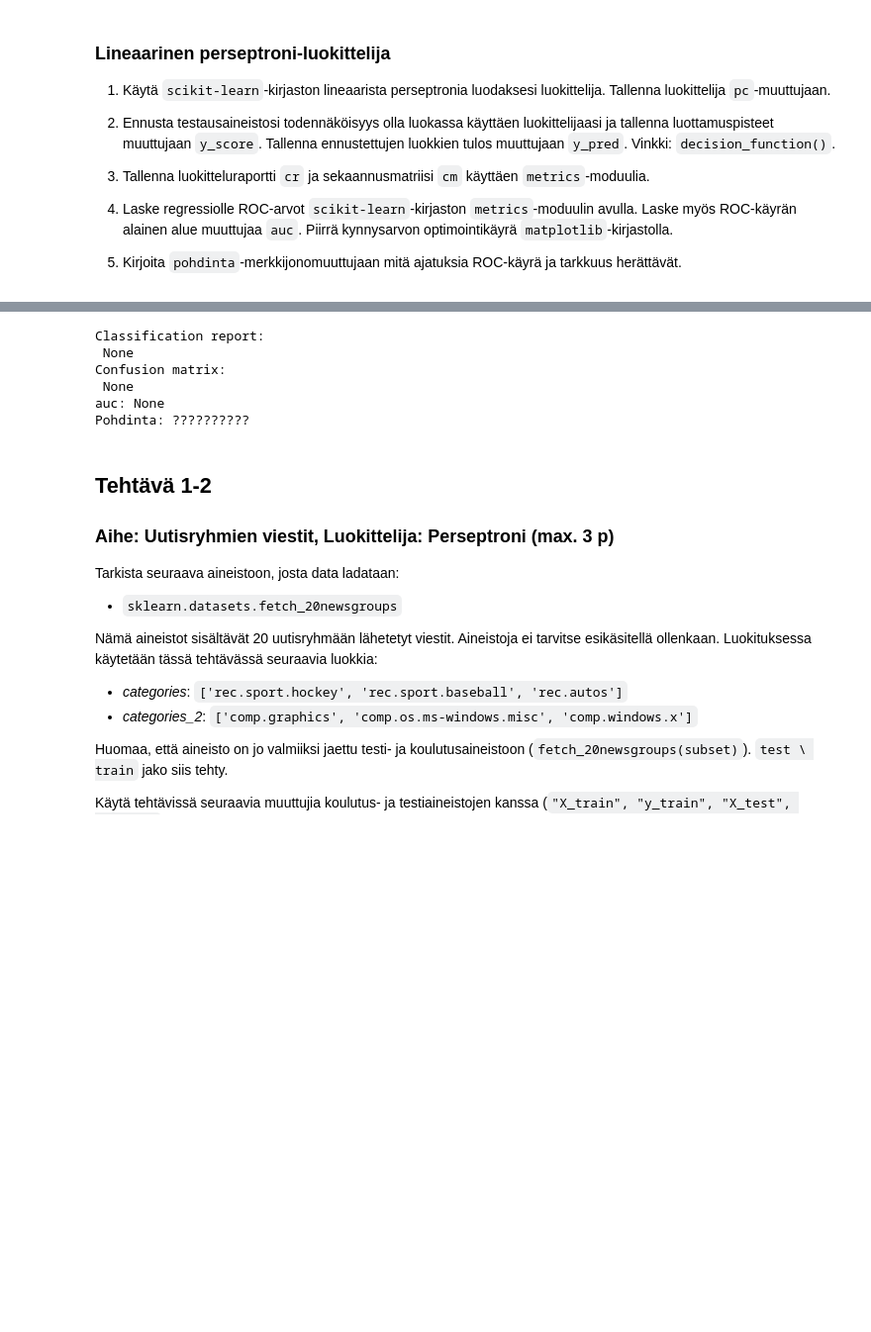
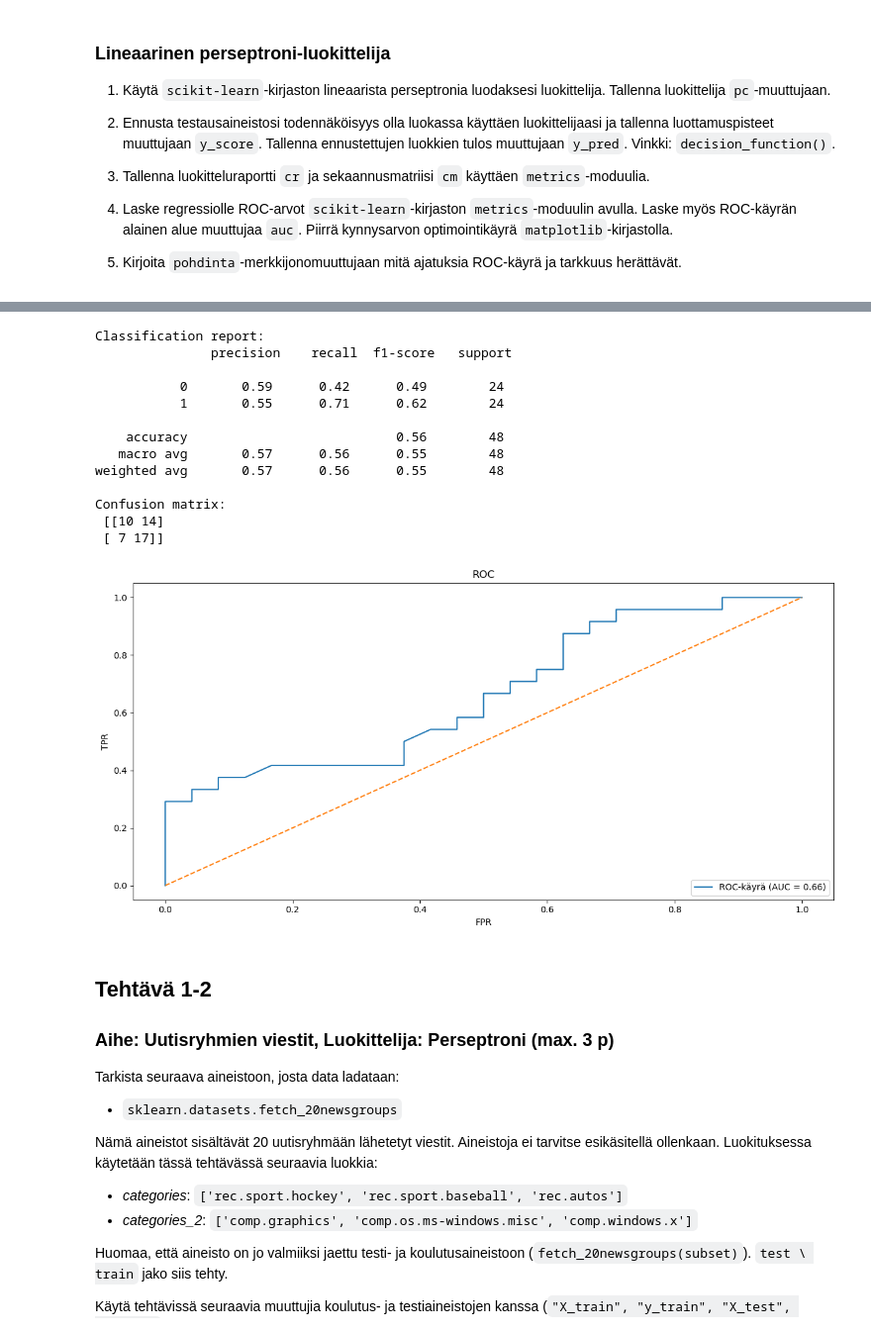
Before and after one commit to JermuSo/deeplearning_jamk, a Jupyter notebook: osa_1/osa1_tehtavat.ipynb, the cells around one changed output, grey strips where cells are left out. Shown at 99% size. Saved outputs shown, nothing was run; the diff lists cells and outputs as text; code cells hidden in the pictures; blank space fills up the shorter version.

```diff
--- a/osa_1/osa1_tehtavat.ipynb
+++ b/osa_1/osa1_tehtavat.ipynb
@@ -78,10 +90,3 @@ Train length: 0
 4. Laske regressiolle ROC-arvot `scikit-learn`-kirjaston `metrics`-moduulin avulla. Laske myös ROC-käyrän alainen alue muuttujaa `auc`. Piirrä kynnysarvon optimointikäyrä `matplotlib`-kirjastolla.
 
 5. Kirjoita `pohdinta`-merkkijonomuuttujaan mitä ajatuksia ROC-käyrä ja tarkkuus herättävät.
-# %%
-# TODO: Kirjoita toteutuksesi tähän soluun.
-from sklearn.linear_model import Perceptron
-
-pc = Perceptron()
-
-X_test = y_test = None
@@ -96,23 +129,51 @@ pohdinta = "??????????"
 # %%
 # Tehtävän vastaukset. Huom! Älä muokkaa tätä solua, vaan aja se, kun olet suorittanut tehtävän.
 # Tee vastauksesi siten, että tämän solun tuloksena näkyy alla myös kaaviokuva.
 
-cr = cm = auc = fig = None
+#cr = cm = auc = fig = None
 
 print(f'Classification report:\n {cr}')
 print(f'Confusion matrix:\n {cm}')
-print(f'auc: {auc}')
-print(f'Pohdinta: {pohdinta}')
+#print(f'auc: {auc}')
+#print(f'Pohdinta: {pohdinta}')
 
 # TODO: Visualisoi tulokset
-fig
+from sklearn.metrics import roc_curve, auc
+import matplotlib.pyplot as plt
+import numpy as np
+# AUC = area under curve
+fpr, tpr, _ = roc_curve(y_test, y_score)
+roc_auc = auc(fpr, tpr)
+
+#print(tpr)
+
+fig, ax1 = plt.subplots(figsize=(12, 6))
+
+ax1.plot(fpr, tpr, label='ROC-käyrä (AUC = %0.2f)' % roc_auc)
+ax1.plot([0, 1], [0, 1], linestyle='--')
+ax1.set_title('ROC')
+ax1.set_xlabel('FPR')
+ax1.set_ylabel('TPR')
+ax1.legend(loc='lower right')
+
+
+plt.tight_layout()
+plt.show()
 # %% [output]
 Classification report:
- None
+               precision    recall  f1-score   support
+
+           0       0.59      0.42      0.49        24
+           1       0.55      0.71      0.62        24
+
+    accuracy                           0.56        48
+   macro avg       0.57      0.56      0.55        48
+weighted avg       0.57      0.56      0.55        48
+
 Confusion matrix:
- None
-auc: None
-Pohdinta: ??????????
+ [[10 14]
+ [ 7 17]]
+[figure, added]
 # %% [markdown]
 ## Tehtävä 1-2
 ### Aihe: Uutisryhmien viestit, Luokittelija: Perseptroni (max. 3 p)
```
Also changed, not shown: parts of 17 cells of this notebook, 3 other files.
